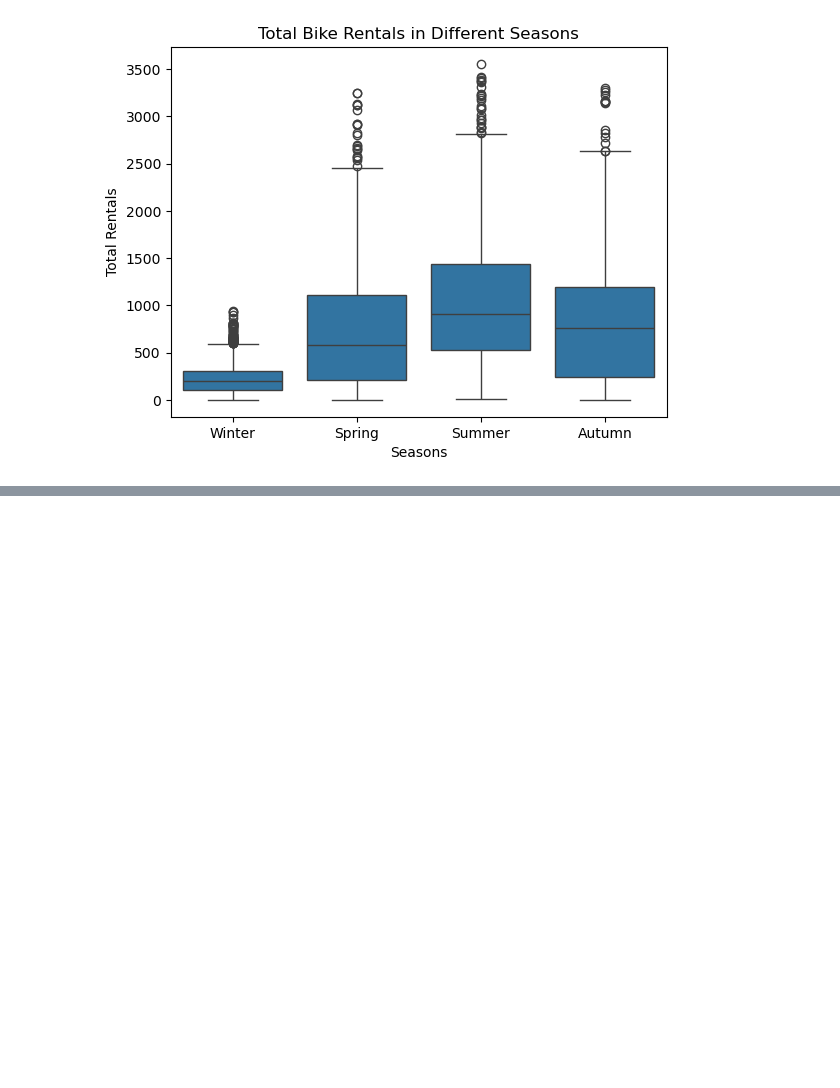
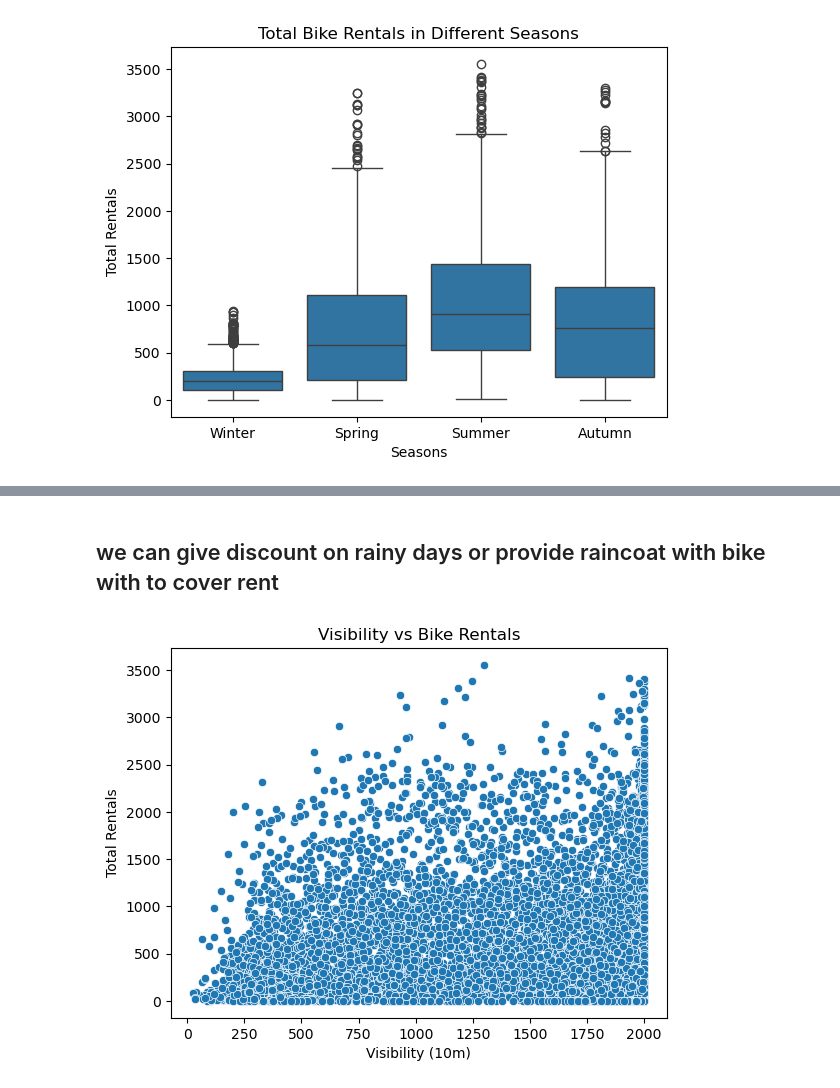
Before and after one commit to devendrakushwah80/seoul-bike-sharing-demand-eda, a Jupyter notebook: seoul_bike_sharing_eda.ipynb, the cells around one changed output, grey strips where cells are left out. Saved outputs shown, nothing was run; the diff lists cells and outputs as text; code cells hidden in the pictures; blank space fills up the shorter version.

```diff
--- a/seoul_bike_sharing_eda.ipynb
+++ b/seoul_bike_sharing_eda.ipynb
@@ -199,0 +227,10 @@ plt.show()
+# %% [markdown]
+## we can give discount on rainy days or provide raincoat with bike with to cover rent
+# %%
+sns.scatterplot(x='Visibility (10m)', y='Rented Bike Count', data=df)
+plt.title("Visibility vs Bike Rentals")
+plt.xlabel("Visibility (10m)")
+plt.ylabel("Total Rentals")
+plt.show()
+# %% [output]
+[figure, added]
```
Also changed, not shown: parts of 11 cells of this notebook.
